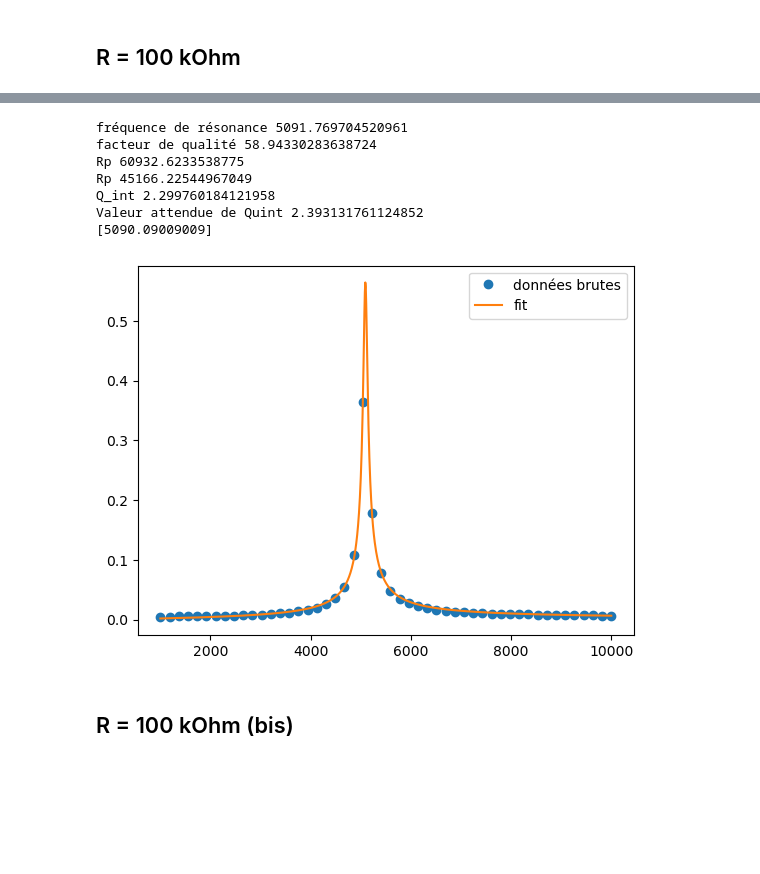
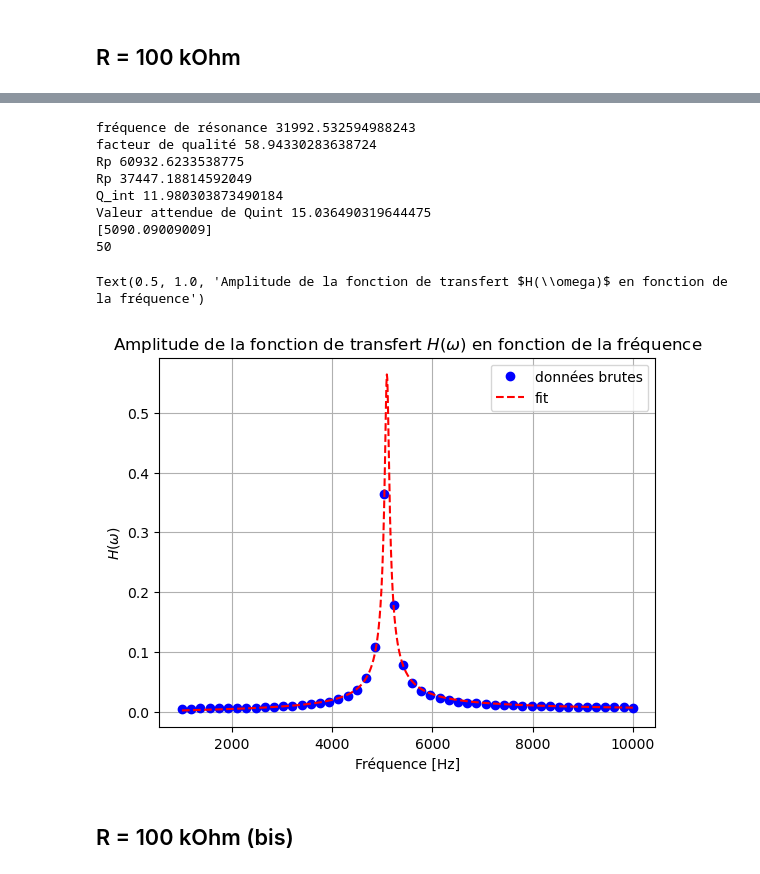
Before and after one commit to delavayan/Experiance-4-Phys-exp, a Jupyter notebook: TP RLC - Camille & Klara.ipynb, the cells around one changed output, grey strips where cells are left out. Cells and saved outputs as stored; diff of their text form; code cells hidden in the pictures; blank space fills up the shorter version.

```diff
--- a/TP RLC - Camille & Klara.ipynb
+++ b/TP RLC - Camille & Klara.ipynb
@@ -81,40 +106,48 @@ plt.show()
 # %%
 
 def model(w, w0, A, Q):
     return A/np.sqrt((1+Q**2*(w/w0 - w0/w)**2))
 
 freq_np = freq.to_numpy()
 amp_np = amp.to_numpy()
 
 
 p0 = (5000, 0.6, 1000)
 
 popt, pcov = curve_fit(model, freq_np, amp_np, p0)
 omega0, A, Q = popt
+omega0 = omega0*2*np.pi
 
-plt.plot(freq_np, amp_np, 'o', label ='données brutes')
+plt.plot(freq_np, amp_np, 'o', label ='données brutes', color ='b')
 freq_np = np.linspace(np.min(freq_np), np.max(freq_np), 1000)
 #plt.plot(freq_np, model(freq_np, *p0), label = "à l'oeil")
-plt.plot(freq_np, model(freq_np, *popt), label = "fit")
+plt.plot(freq_np, model(freq_np, *popt), label = "fit", linestyle ='--', color ='r')
 plt.legend()
 
 print('fréquence de résonance', omega0)
 print('facteur de qualité', abs(Q))
 print('Rp', Rp(R,A))
 print('Rp', Rp_bis(abs(Q_int(Q, R,omega0)), omega0 ))
 print('Q_int', abs(Q_int(Q, R,omega0)) )
 print('Valeur attendue de Quint', R*10*1E-9*omega0 )
 mask = model(freq_np, *popt) == np.max(model(freq_np, *popt))
 print(freq_np[mask])
+print(len(amp_np))
+plt.grid()
+plt.xlabel('Fréquence [Hz]')
+plt.ylabel('$H( \omega )$')
+plt.title('Amplitude de la fonction de transfert $H(\omega)$ en fonction de la fréquence')
 # %% [output]
-fréquence de résonance 5091.769704520961
+fréquence de résonance 31992.532594988243
 facteur de qualité 58.94330283638724
 Rp 60932.6233538775
-Rp 45166.22544967049
-Q_int 2.299760184121958
-Valeur attendue de Quint 2.393131761124852
+Rp 37447.18814592049
+Q_int 11.980303873490184
+Valeur attendue de Quint 15.036490319644475
 [5090.09009009]
+50
+Text(0.5, 1.0, 'Amplitude de la fonction de transfert $H(\\omega)$ en fonction de la fréquence')
-[figure, old version]
+[figure, new version]
 # %% [markdown]
 ## R = 100 kOhm (bis)
 # %%
```
Also changed, not shown: parts of 14 cells of this notebook, 3 other files.
